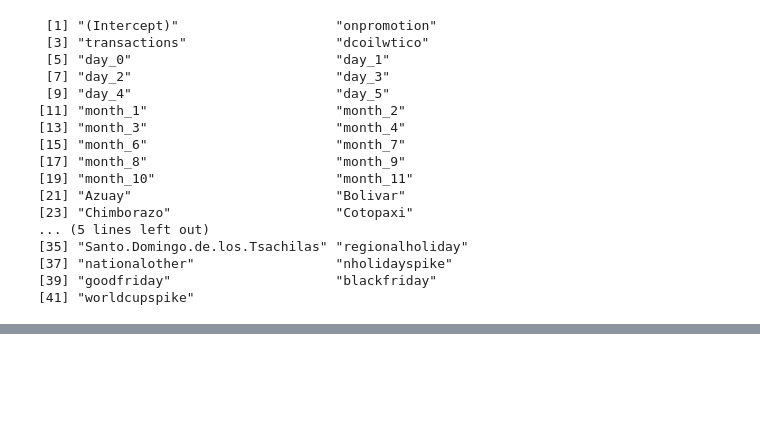
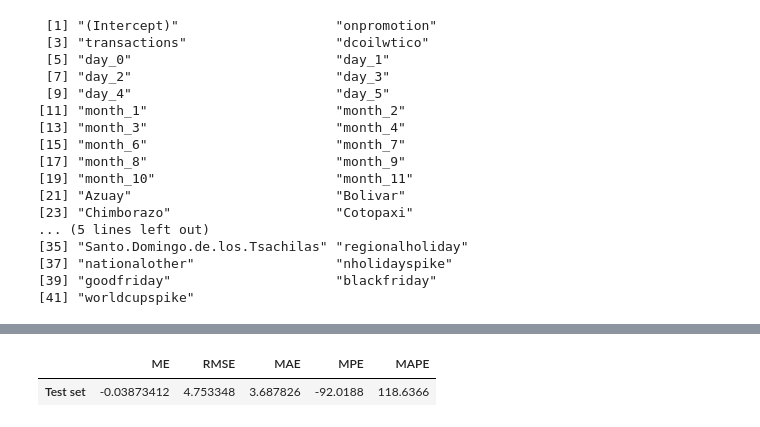
Before and after one commit to erstrong/FavoritaGrocery, a Jupyter notebook: Part3-ClusteringandModels/Prediction/FeatureSelectionInR/Cluster3FeaturesSelection.ipynb, the cells around one changed output, grey strips where cells are left out. Cells and saved outputs as stored; diff of their text form; code cells hidden in the pictures; blank space fills up the shorter version.

```diff
--- a/Part3-ClusteringandModels/Prediction/FeatureSelectionInR/Cluster3FeaturesSelection.ipynb
+++ b/Part3-ClusteringandModels/Prediction/FeatureSelectionInR/Cluster3FeaturesSelection.ipynb
@@ -106,3 +106,13 @@ unit_sales ~ onpromotion + transactions + dcoilwtico + day_0 +
 [37] "nationalother"                  "nholidayspike"
 [39] "goodfriday"                     "blackfriday"
 [41] "worldcupspike"
+# %%
+lm.fit3 = lm(unit_sales~onpromotion+transactions+dcoilwtico+day_0
+             +day_1+day_2+day_3+day_4+day_5+month_1+month_2+month_3
+             +month_4+month_6+month_7+month_8+month_9+month_10
+             +month_11+Azuay+Bolivar+Chimborazo+Cotopaxi+El.Oro
+             +Esmeraldas+Guayas+Imbabura+Loja+Los.Rios+Manabi+Pastaza
+             +Pichincha+Santa.Elena+Santo.Domingo.de.los.Tsachilas
+             +regionalholiday+nationalother+nholidayspike+goodfriday
+             +blackfriday+worldcupspike, data=train)
+summary(lm.fit3)
@@ -108,0 +137,5 @@ unit_sales ~ onpromotion + transactions + dcoilwtico + day_0 +
+# %%
+p3 =predict(lm.fit3, test)
+library(forecast)
+accuracy(p3, test$unit_sales)
+# %% [output]
@@ -108,0 +144,2 @@ unit_sales ~ onpromotion + transactions + dcoilwtico + day_0 +
+|  | ME | RMSE | MAE | MPE | MAPE |
+| Test set | -0.03873412 | 4.753348 | 3.687826 | -92.0188 | 118.6366 |
```
Also changed, not shown: parts of 2 cells of this notebook, 12 other files.
